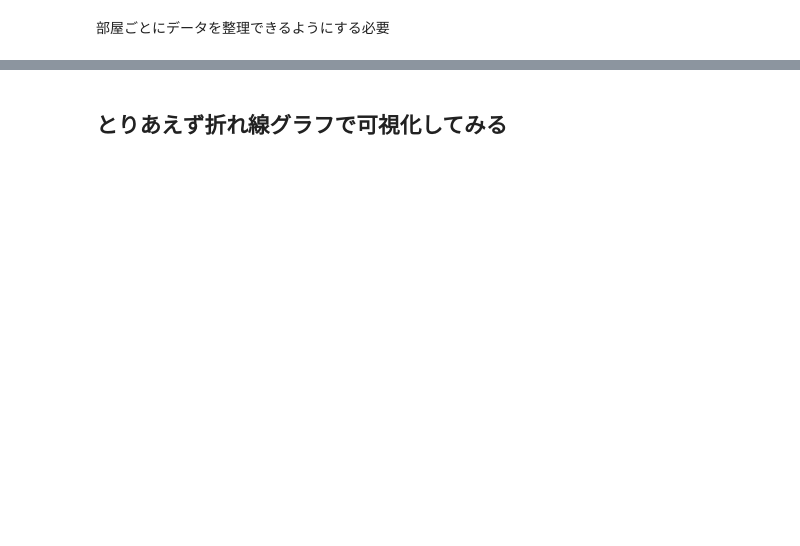
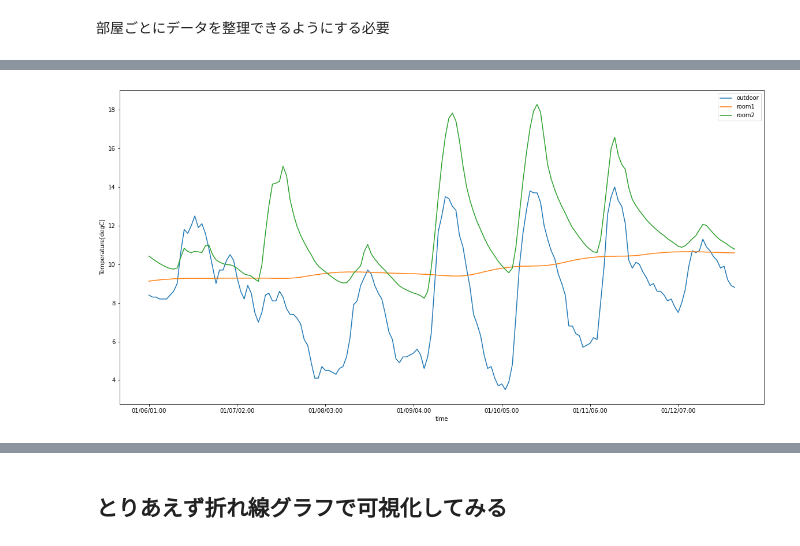
Before and after one commit to katsuya0719/therb-notebook, a Jupyter notebook: 時系列データ分析.ipynb, the cells around one changed output, grey strips where cells are left out. Saved outputs shown, nothing was run; the diff lists cells and outputs as text; code cells hidden in the pictures; blank space fills up the shorter version.

```diff
--- a/時系列データ分析.ipynb
+++ b/時系列データ分析.ipynb
@@ -79,0 +105,4 @@ df_room2
+# %%
+compareDataPlot(resultDataList,"temp")
+# %% [output]
+[figure, added]
```
Also changed, not shown: parts of 18 cells of this notebook, 1 other file.
